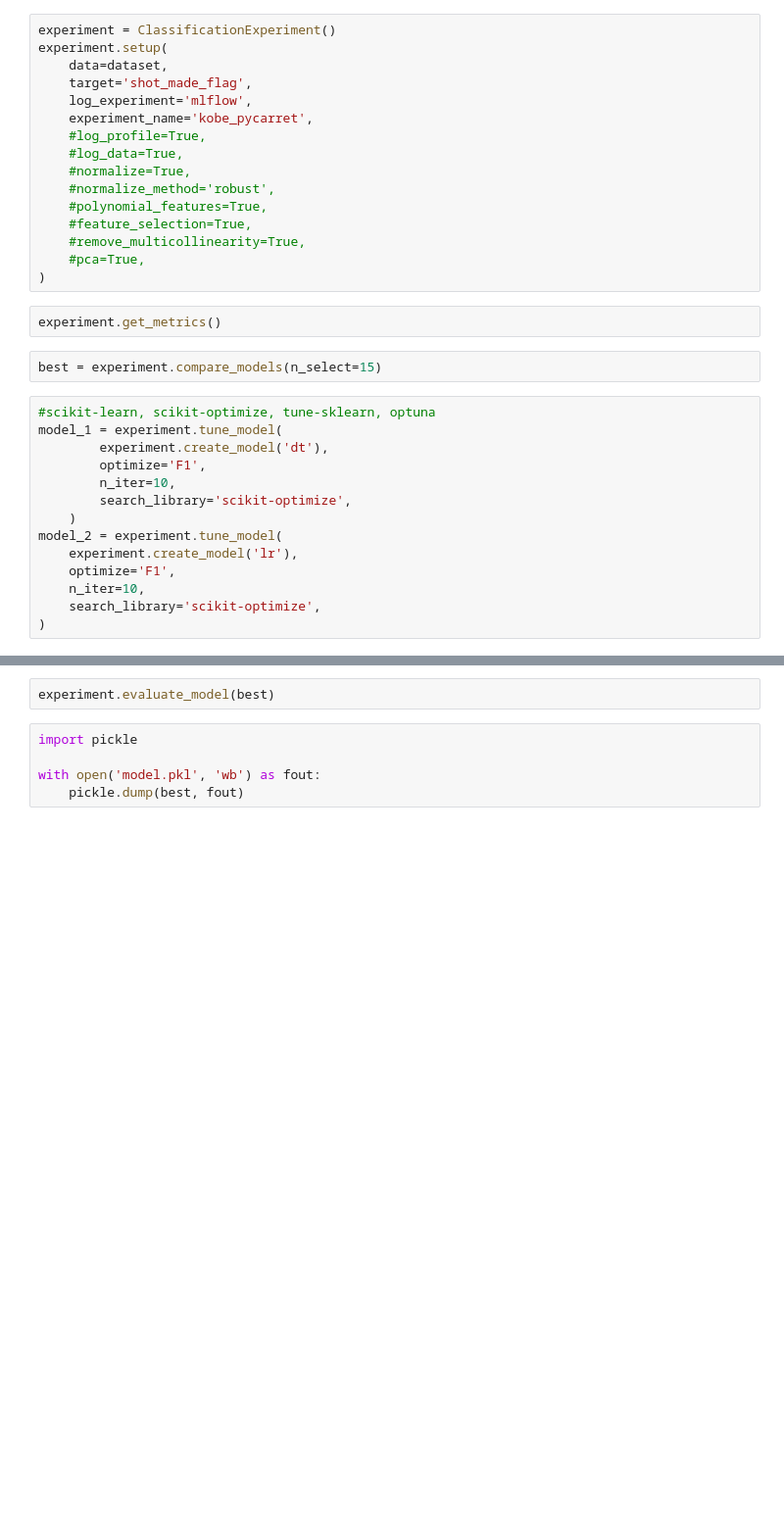
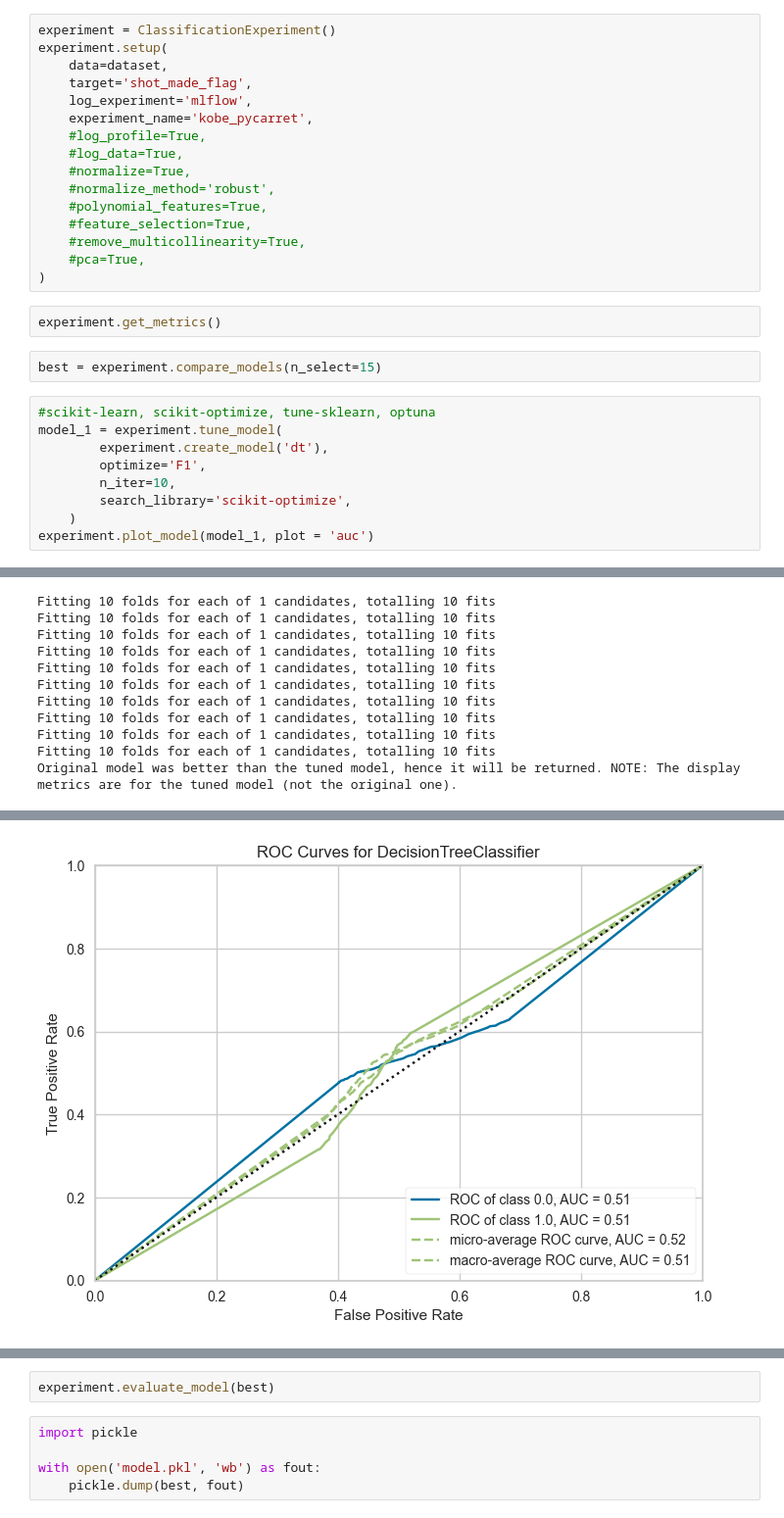
Before and after one commit to echer/25e1-3-eng-ml-kobe-alan-echer, a Jupyter notebook: notebooks/exploracao.ipynb, the cells around one changed output, grey strips where cells are left out. Shown at 98% size. Cells and saved outputs as stored; diff of their text form; blank space fills up the shorter version.

```diff
--- a/notebooks/exploracao.ipynb
+++ b/notebooks/exploracao.ipynb
@@ -50,9 +50,5 @@ model_1 = experiment.tune_model(
         n_iter=10,
         search_library='scikit-optimize',
     )
-model_2 = experiment.tune_model(
-    experiment.create_model('lr'),
-    optimize='F1',
-    n_iter=10,
-    search_library='scikit-optimize',
-)
+experiment.plot_model(model_1, plot = 'auc')
+# %% [output]
@@ -58,0 +87,11 @@ model_2 = experiment.tune_model(
+Fitting 10 folds for each of 1 candidates, totalling 10 fits
+Fitting 10 folds for each of 1 candidates, totalling 10 fits
+Fitting 10 folds for each of 1 candidates, totalling 10 fits
+Fitting 10 folds for each of 1 candidates, totalling 10 fits
+Fitting 10 folds for each of 1 candidates, totalling 10 fits
+Fitting 10 folds for each of 1 candidates, totalling 10 fits
+Fitting 10 folds for each of 1 candidates, totalling 10 fits
+Fitting 10 folds for each of 1 candidates, totalling 10 fits
+Fitting 10 folds for each of 1 candidates, totalling 10 fits
+Fitting 10 folds for each of 1 candidates, totalling 10 fits
+Original model was better than the tuned model, hence it will be returned. NOTE: The display metrics are for the tuned model (not the original one).
@@ -58,0 +99 @@ model_2 = experiment.tune_model(
+[figure, added]
```
Also changed, not shown: parts of 2 cells of this notebook, 14 other files.
